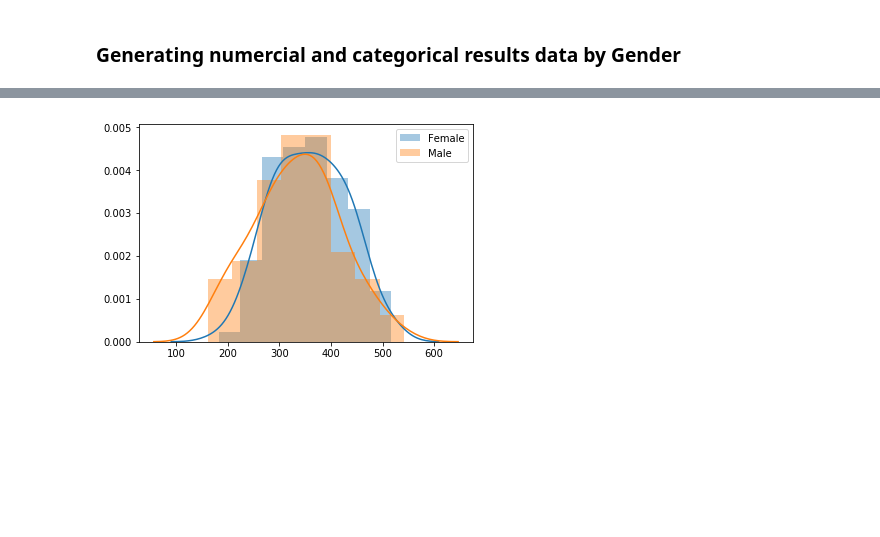
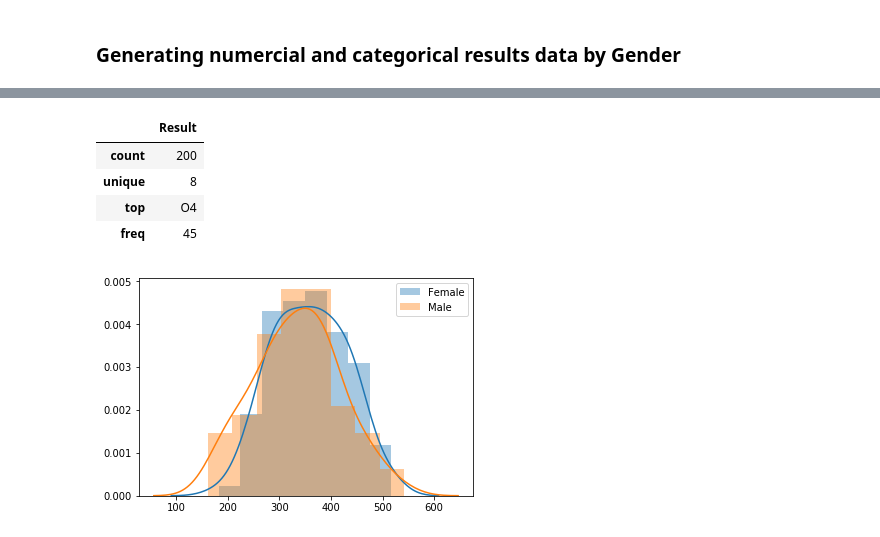
Before and after one commit to MarionMcG/python-fundamentals-project, a Jupyter notebook: exam-cohort.ipynb, the cells around one changed output, grey strips where cells are left out. Drawn from its saved outputs; the diff is of its cells as text; code cells hidden in the pictures; blank space fills up the shorter version.

```diff
--- a/exam-cohort.ipynb
+++ b/exam-cohort.ipynb
@@ -167,3 +182,11 @@ array(['O3', 'O5', 'O6', 'O2', 'O2', 'O3', 'O7', 'O7', 'O4', 'O2', 'O5',
+# %%
+df4.describe()
+# %% [output]
+|  | Result |
+| count | 200 |
+| unique | 8 |
+| top | O4 |
+| freq | 45 |
 # %%
 # Generate random female results with mean in the high O4 interval
 sim_girls = np.round(np.random.normal(355, 82, 100), decimals = 0)
```
Also changed, not shown: parts of 3 cells of this notebook.
